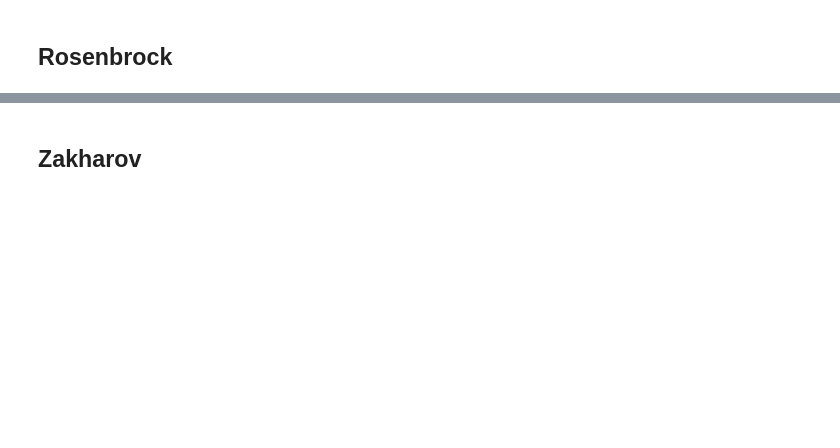
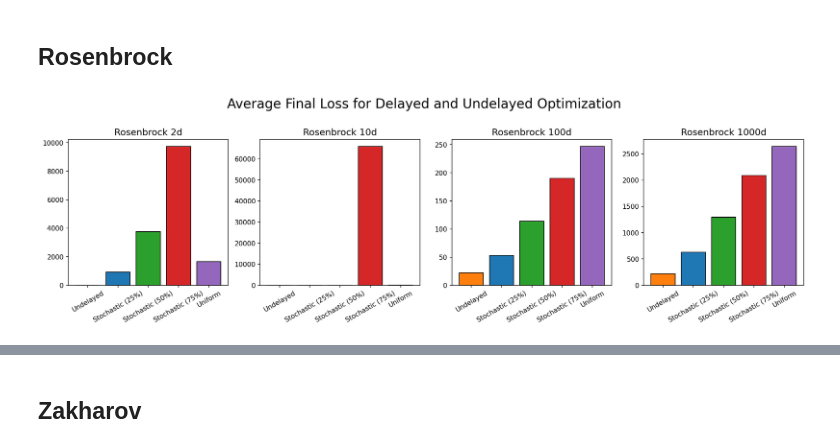
Before and after one commit to ebensonm/delay-optimizer, a Jupyter notebook: DelayEffects/bar_plots.ipynb, the cells around one changed output, grey strips where cells are left out. Drawn from its saved outputs; the diff is of its cells as text; code cells hidden in the pictures; blank space fills up the shorter version.

```diff
--- a/DelayEffects/bar_plots.ipynb
+++ b/DelayEffects/bar_plots.ipynb
@@ -215,2 +99,9 @@ NameError: name 'bar_chart' is not defined
 # %% [markdown]
 ## Rosenbrock
+# %%
+file_tags = ['stochL1_undel', 'stochL1_part25L1', 'optimal_stochL1', 'stochL1_part75L1', 'stochL1_unifL1']
+labels = ['Undelayed', 'Stochastic (25%)', 'Stochastic (50%)', 'Stochastic (75%)', 'Uniform']
+plot_hist("Rosenbrock", file_tags, labels, logscale=False, clip_axis=False)
+plt.show()
+# %% [output]
+[figure, added]
```
Also changed, not shown: parts of 17 cells of this notebook, 2 other files.
